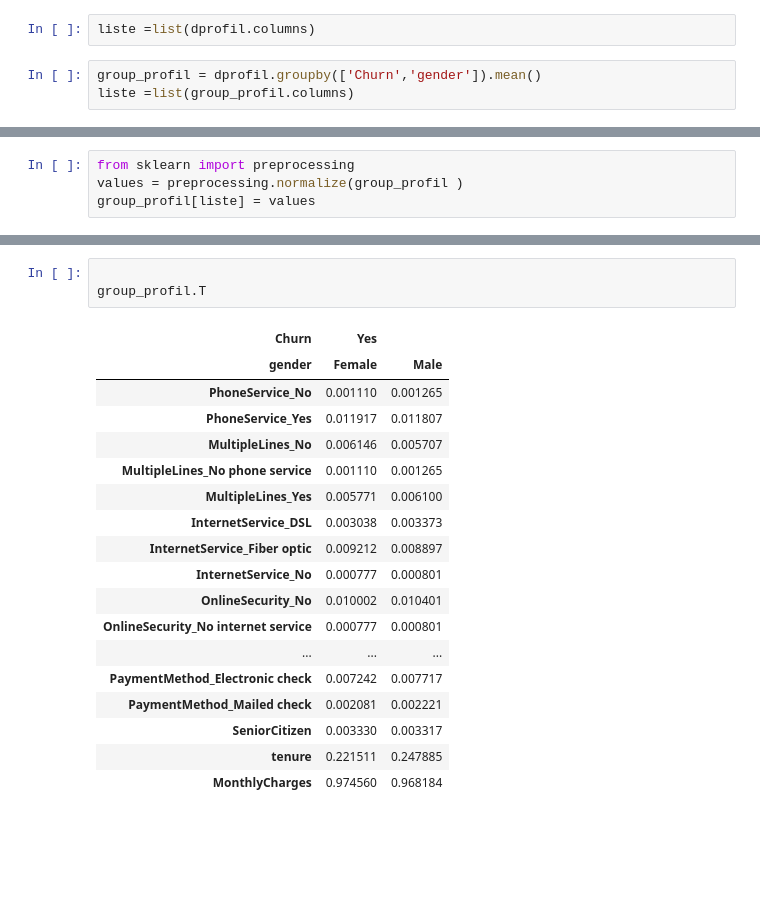
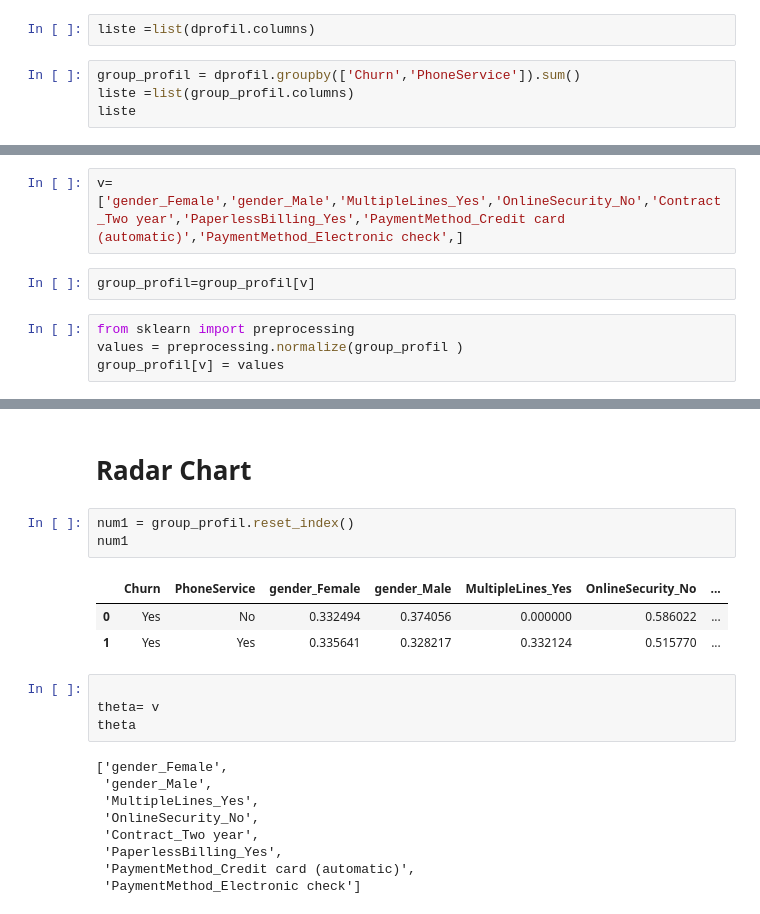
Before and after one commit to Chvava11/Bi_project_customer_churn, a Jupyter notebook: Vanessa's Bi Project.ipynb, the cells around one changed output, grey strips where cells are left out. Drawn from its saved outputs; the diff is of its cells as text; blank space fills up the shorter version.

```diff
--- a/Vanessa's Bi Project.ipynb
+++ b/Vanessa's Bi Project.ipynb
@@ -874,5 +874,6 @@ dprofil = pd.concat([dumm_profile,num],axis=1)
 # %%
 liste =list(dprofil.columns)
 # %%
-group_profil = dprofil.groupby(['Churn','gender']).mean()
+group_profil = dprofil.groupby(['Churn','PhoneService']).sum()
 liste =list(group_profil.columns)
+liste
@@ -879,4 +898,8 @@ liste =list(group_profil.columns)
+# %%
+v=['gender_Female','gender_Male','MultipleLines_Yes','OnlineSecurity_No','Contract_Two year','PaperlessBilling_Yes','PaymentMethod_Credit card (automatic)','PaymentMethod_Electronic check',]
+# %%
+group_profil=group_profil[v]
 # %%
 from sklearn import preprocessing
 values = preprocessing.normalize(group_profil )
-group_profil[liste] = values
+group_profil[v] = values
@@ -891,22 +906,22 @@ group_profil
-# %%
-
-group_profil.T
-# %% [output]
-| Churn | Yes |  |
-| gender | Female | Male |
-| PhoneService_No | 0.001110 | 0.001265 |
-| PhoneService_Yes | 0.011917 | 0.011807 |
-| MultipleLines_No | 0.006146 | 0.005707 |
-| MultipleLines_No phone service | 0.001110 | 0.001265 |
-| MultipleLines_Yes | 0.005771 | 0.006100 |
-| InternetService_DSL | 0.003038 | 0.003373 |
-| InternetService_Fiber optic | 0.009212 | 0.008897 |
-| InternetService_No | 0.000777 | 0.000801 |
-| OnlineSecurity_No | 0.010002 | 0.010401 |
-| OnlineSecurity_No internet service | 0.000777 | 0.000801 |
-| ... | ... | ... |
-| PaymentMethod_Electronic check | 0.007242 | 0.007717 |
-| PaymentMethod_Mailed check | 0.002081 | 0.002221 |
-| SeniorCitizen | 0.003330 | 0.003317 |
-| tenure | 0.221511 | 0.247885 |
-| MonthlyCharges | 0.974560 | 0.968184 |
+# %% [markdown]
+ # Radar Chart
+# %%
+num1 = group_profil.reset_index()
+num1
+# %% [output]
+|  | Churn | PhoneService | gender_Female | gender_Male | MultipleLines_Yes | OnlineSecurity_No | ... |
+| 0 | Yes | No | 0.332494 | 0.374056 | 0.000000 | 0.586022 | ... |
+| 1 | Yes | Yes | 0.335641 | 0.328217 | 0.332124 | 0.515770 | ... |
+# %%
+
+theta= v
+theta
+# %% [output]
+['gender_Female',
+ 'gender_Male',
+ 'MultipleLines_Yes',
+ 'OnlineSecurity_No',
+ 'Contract_Two year',
+ 'PaperlessBilling_Yes',
+ 'PaymentMethod_Credit card (automatic)',
+ 'PaymentMethod_Electronic check']
```
Also changed, not shown: parts of 31 cells of this notebook, 1 other file.
